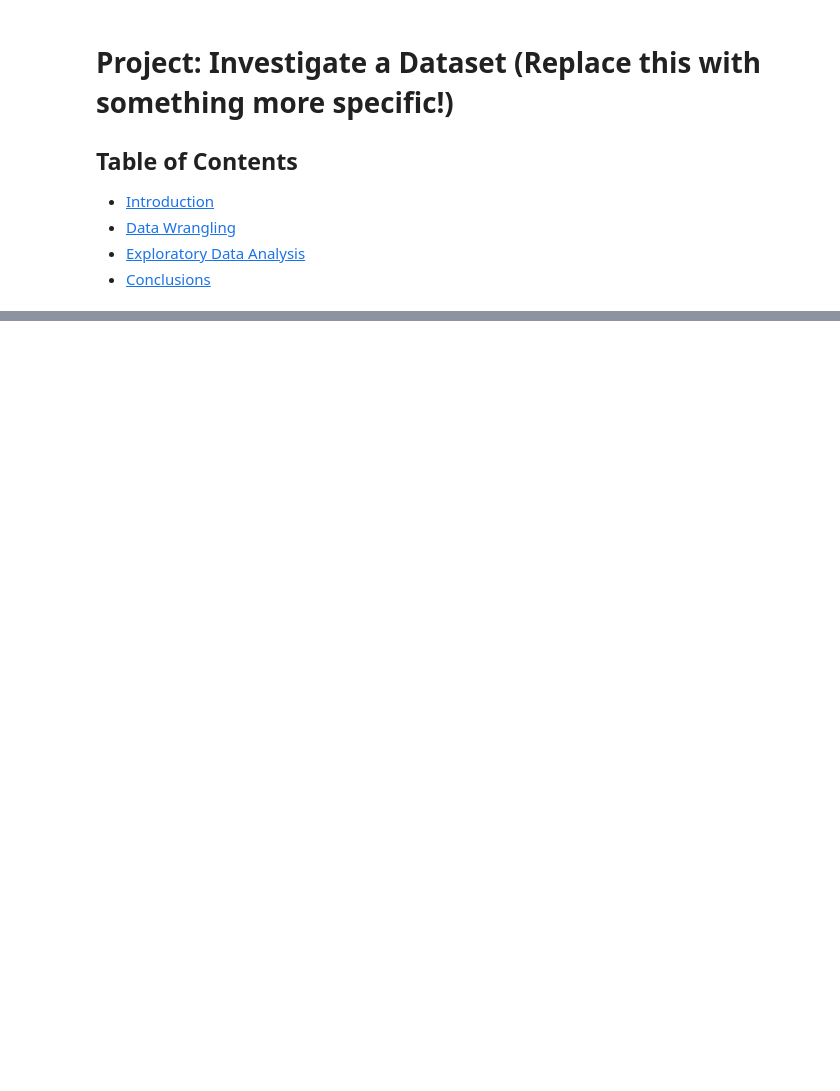
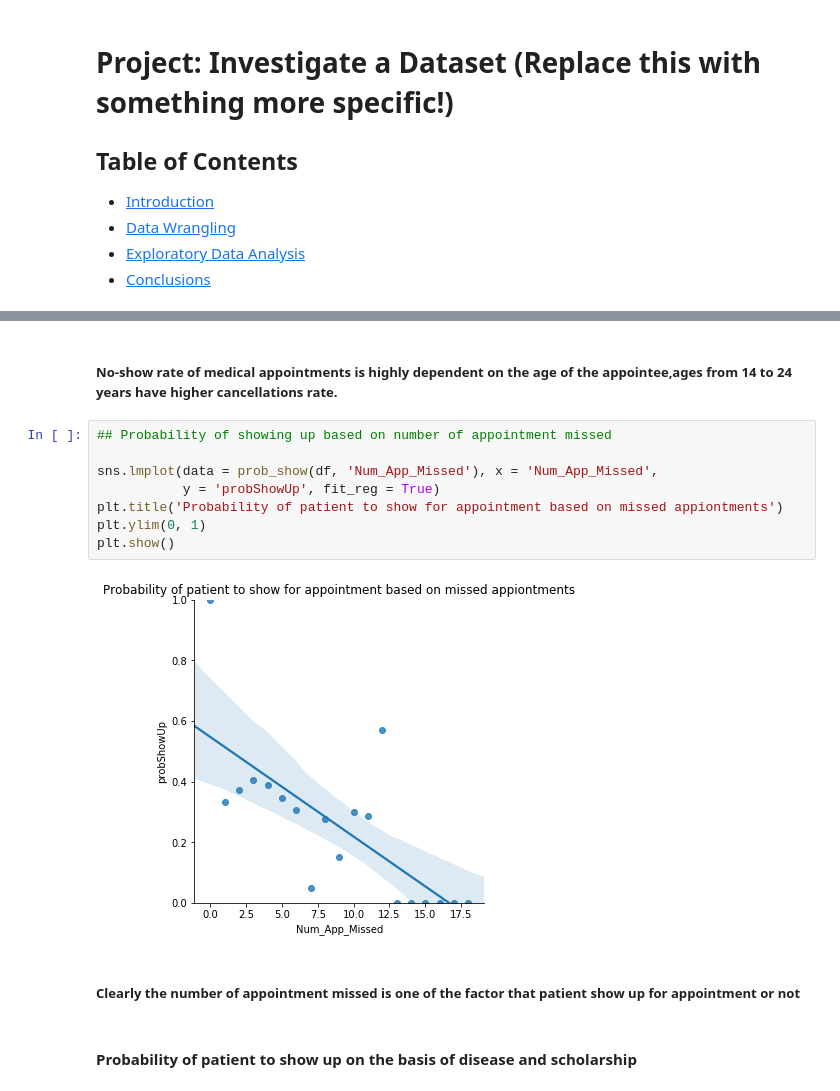
Before and after one commit to ishajoshi89/Udacity_Projects, a Jupyter notebook: Investigate_NO_Show_Appointment_dataset.ipynb, the cells around one changed output, grey strips where cells are left out. Saved outputs shown, nothing was run; the diff lists cells and outputs as text; blank space fills up the shorter version.

```diff
--- a/Investigate_NO_Show_Appointment_dataset.ipynb
+++ b/Investigate_NO_Show_Appointment_dataset.ipynb
@@ -69,0 +220,16 @@ FileNotFoundError: File b'No_Show_appointment' does not exist
+# %% [markdown]
+#####  No-show rate of medical appointments is highly dependent on the age of the appointee,ages from 14 to 24 years have higher cancellations rate.
+# %%
+## Probability of showing up based on number of appointment missed
+
+sns.lmplot(data = prob_show(df, 'Num_App_Missed'), x = 'Num_App_Missed',
+           y = 'probShowUp', fit_reg = True)
+plt.title('Probability of patient to show for appointment based on missed appiontments')
+plt.ylim(0, 1)
+plt.show()
+# %% [output]
+[figure, added]
+# %% [markdown]
+##### Clearly the number of appointment missed is one of the factor that patient show up for appointment or not
+# %% [markdown]
+#### Probability of patient to show up on the basis of disease and scholarship
```
Also changed, not shown: parts of 51 cells of this notebook.
